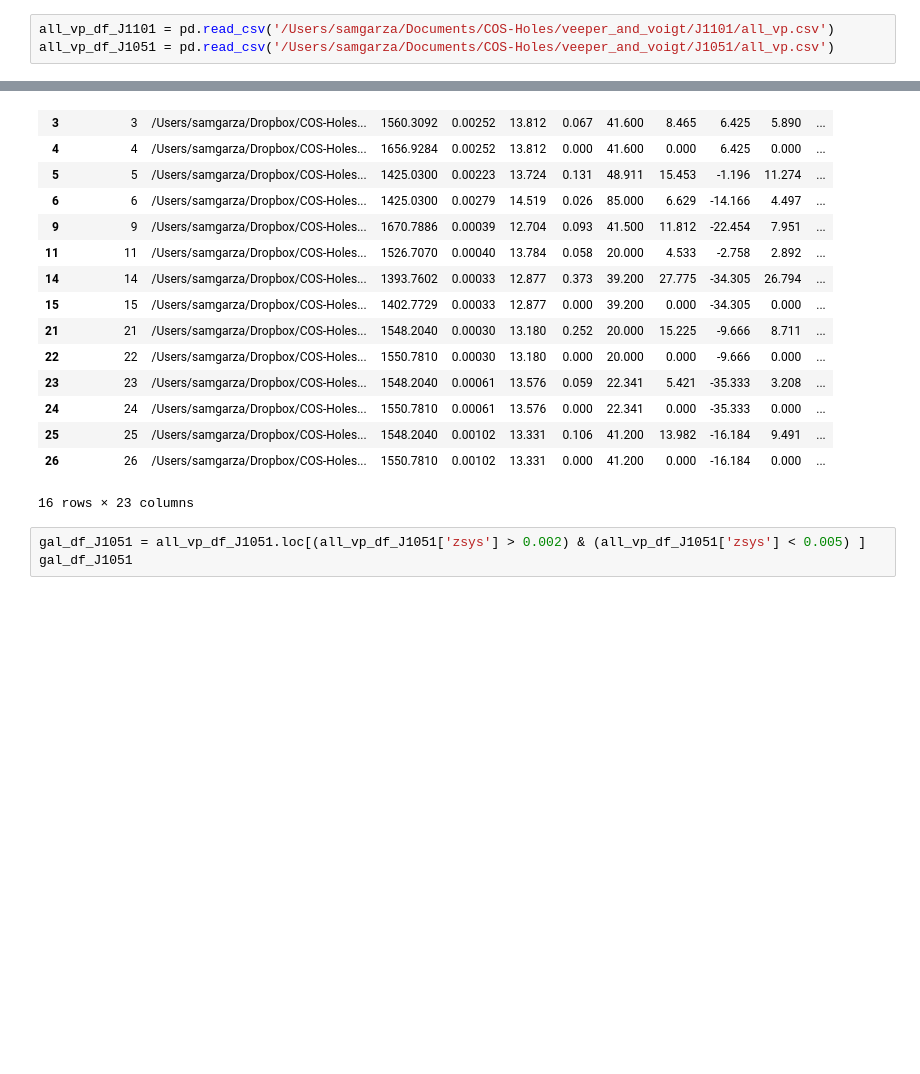
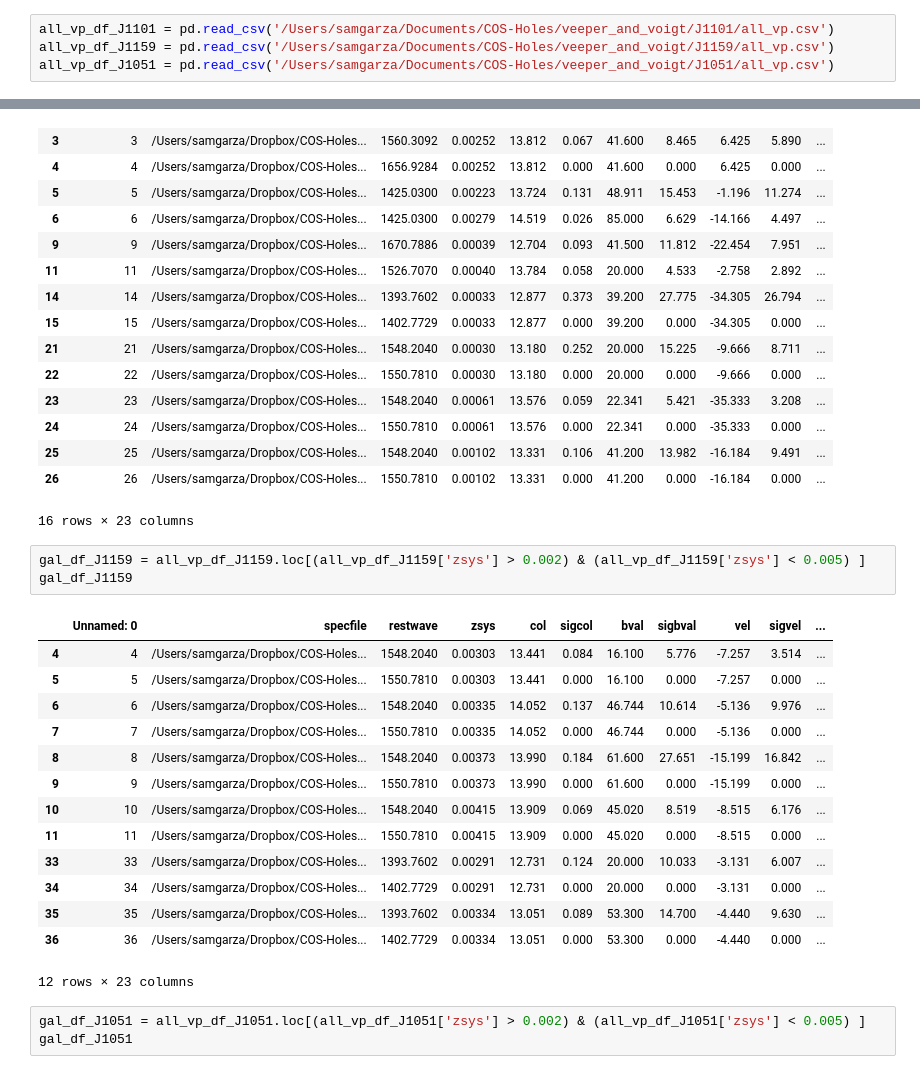
Before and after one commit to samlugarza/COS-Holes, a Jupyter notebook: veeper_and_voigt/VSP.ipynb, the cells around one changed output, grey strips where cells are left out. Saved outputs shown, nothing was run; the diff lists cells and outputs as text; blank space fills up the shorter version.

```diff
--- a/veeper_and_voigt/VSP.ipynb
+++ b/veeper_and_voigt/VSP.ipynb
@@ -90,6 +90,7 @@ from linetools.lists.linelist import LineList
     - V (Helio) [km/s]: 1141.9
 # %%
 all_vp_df_J1101 = pd.read_csv('/Users/samgarza/Documents/COS-Holes/veeper_and_voigt/J1101/all_vp.csv')
+all_vp_df_J1159 = pd.read_csv('/Users/samgarza/Documents/COS-Holes/veeper_and_voigt/J1159/all_vp.csv')
 all_vp_df_J1051 = pd.read_csv('/Users/samgarza/Documents/COS-Holes/veeper_and_voigt/J1051/all_vp.csv')
 # %%
 #We care about the absorption features that we see around the galaxy so need to input the correct info for each one
@@ -116,6 +117,24 @@ gal_df_J1101
 | 25 | 25 | /Users/samgarza/Dropbox/COS-Holes... | 1548.2040 | 0.00102 | 13.331 | 0.106 | 41.200 | 13.982 | -16.184 | 9.491 | ... |
 | 26 | 26 | /Users/samgarza/Dropbox/COS-Holes... | 1550.7810 | 0.00102 | 13.331 | 0.000 | 41.200 | 0.000 | -16.184 | 0.000 | ... |
 16 rows × 23 columns
+# %%
+gal_df_J1159 = all_vp_df_J1159.loc[(all_vp_df_J1159['zsys'] > 0.002) & (all_vp_df_J1159['zsys'] < 0.005) ]
+gal_df_J1159
+# %% [output]
+|  | Unnamed: 0 | specfile | restwave | zsys | col | sigcol | bval | sigbval | vel | sigvel | ... |
+| 4 | 4 | /Users/samgarza/Dropbox/COS-Holes... | 1548.2040 | 0.00303 | 13.441 | 0.084 | 16.100 | 5.776 | -7.257 | 3.514 | ... |
+| 5 | 5 | /Users/samgarza/Dropbox/COS-Holes... | 1550.7810 | 0.00303 | 13.441 | 0.000 | 16.100 | 0.000 | -7.257 | 0.000 | ... |
+| 6 | 6 | /Users/samgarza/Dropbox/COS-Holes... | 1548.2040 | 0.00335 | 14.052 | 0.137 | 46.744 | 10.614 | -5.136 | 9.976 | ... |
+| 7 | 7 | /Users/samgarza/Dropbox/COS-Holes... | 1550.7810 | 0.00335 | 14.052 | 0.000 | 46.744 | 0.000 | -5.136 | 0.000 | ... |
+| 8 | 8 | /Users/samgarza/Dropbox/COS-Holes... | 1548.2040 | 0.00373 | 13.990 | 0.184 | 61.600 | 27.651 | -15.199 | 16.842 | ... |
+| 9 | 9 | /Users/samgarza/Dropbox/COS-Holes... | 1550.7810 | 0.00373 | 13.990 | 0.000 | 61.600 | 0.000 | -15.199 | 0.000 | ... |
+| 10 | 10 | /Users/samgarza/Dropbox/COS-Holes... | 1548.2040 | 0.00415 | 13.909 | 0.069 | 45.020 | 8.519 | -8.515 | 6.176 | ... |
+| 11 | 11 | /Users/samgarza/Dropbox/COS-Holes... | 1550.7810 | 0.00415 | 13.909 | 0.000 | 45.020 | 0.000 | -8.515 | 0.000 | ... |
+| 33 | 33 | /Users/samgarza/Dropbox/COS-Holes... | 1393.7602 | 0.00291 | 12.731 | 0.124 | 20.000 | 10.033 | -3.131 | 6.007 | ... |
+| 34 | 34 | /Users/samgarza/Dropbox/COS-Holes... | 1402.7729 | 0.00291 | 12.731 | 0.000 | 20.000 | 0.000 | -3.131 | 0.000 | ... |
+| 35 | 35 | /Users/samgarza/Dropbox/COS-Holes... | 1393.7602 | 0.00334 | 13.051 | 0.089 | 53.300 | 14.700 | -4.440 | 9.630 | ... |
+| 36 | 36 | /Users/samgarza/Dropbox/COS-Holes... | 1402.7729 | 0.00334 | 13.051 | 0.000 | 53.300 | 0.000 | -4.440 | 0.000 | ... |
+12 rows × 23 columns
 # %%
 gal_df_J1051 = all_vp_df_J1051.loc[(all_vp_df_J1051['zsys'] > 0.002) & (all_vp_df_J1051['zsys'] < 0.005) ]
 gal_df_J1051
```
Also changed, not shown: parts of 7 cells of this notebook.
